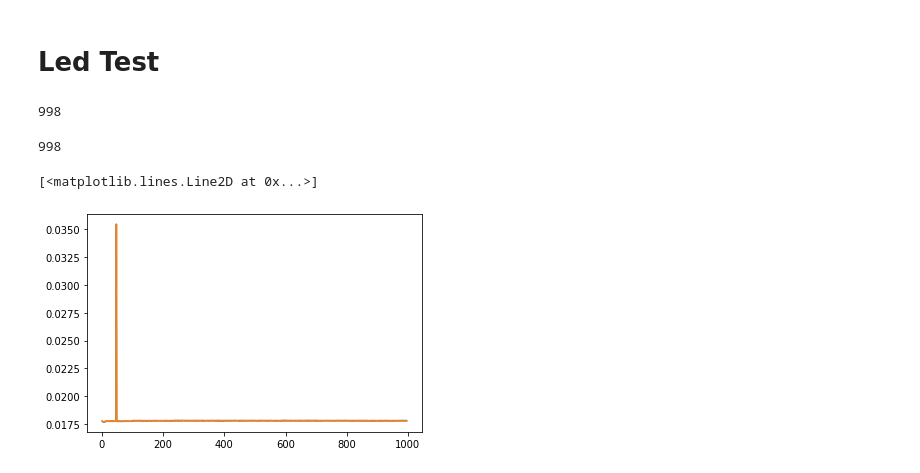
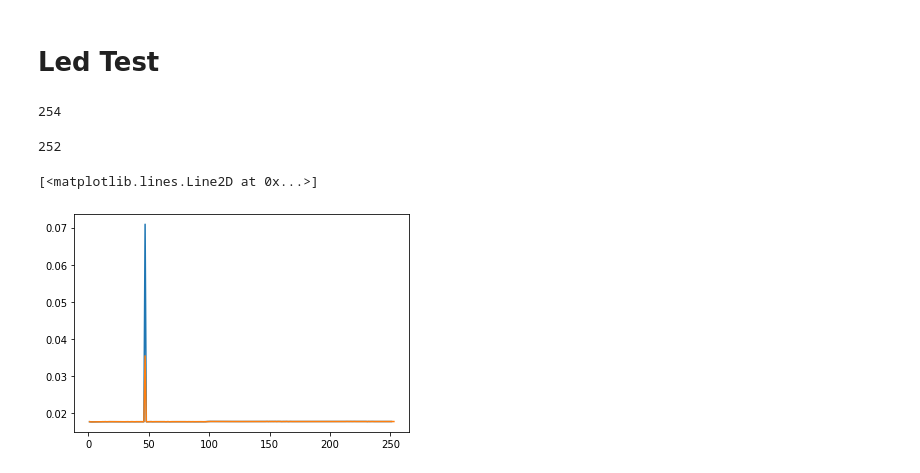
Before and after one commit to neural-electrophysiology-tool-team/reptilearn, a Jupyter notebook: analysis/timestamps_analysis.ipynb, the cells around one changed output. Cells and saved outputs as stored; diff of their text form; code cells hidden in the pictures.

```diff
--- a/analysis/timestamps_analysis.ipynb
+++ b/analysis/timestamps_analysis.ipynb
@@ -144,17 +145,21 @@ csv_left = "videos/led_test_left_camera_20210322-140542.csv"
 # fix trigger bug, weird delay
 csv_right = "videos/led_test_fix_right_camera_20210322-141210.csv"
 csv_left = "videos/led_test_fix_left_camera_20210322-141210.csv"
+# %%
+# trigger with led
+csv_right = "videos/right_camera_20210322-213300.csv"
+csv_left = "videos/left_camera_20210322-213300.csv"
 # %%
 res_right = analyze_timestamp_csv(csv_right)
 res_left = analyze_timestamp_csv(csv_left)
 # %%
 res_right["n"]
 # %% [output]
-998
+254
 # %%
 res_left["n"]
 # %% [output]
-998
+252
 # %%
 np_left = np.array(res_left["df"].index.to_pydatetime(), dtype=np.datetime64)
 np_right = np.array(res_right["df"].index.to_pydatetime(), dtype=np.datetime64)
@@ -162,8 +167,8 @@ np_right = np.array(res_right["df"].index.to_pydatetime(), dtype=np.datetime64)
 diff_left = res_left["diff"].values
 diff_right = res_right["diff"].values
 # %%
-plt.plot(diff_left[:-1])
-plt.plot(diff_right[:-1])
+plt.plot(diff_left)
+plt.plot(diff_right)
 # %% [output]
 [<matplotlib.lines.Line2D at 0x...>]
-[figure, old version]
+[figure, new version]
```
Also changed, not shown: parts of 7 cells of this notebook, 16 other files.
